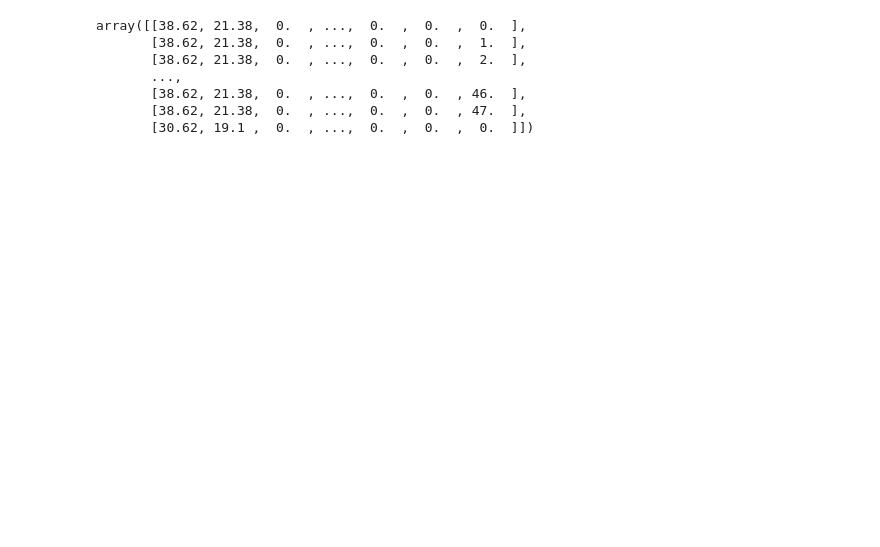
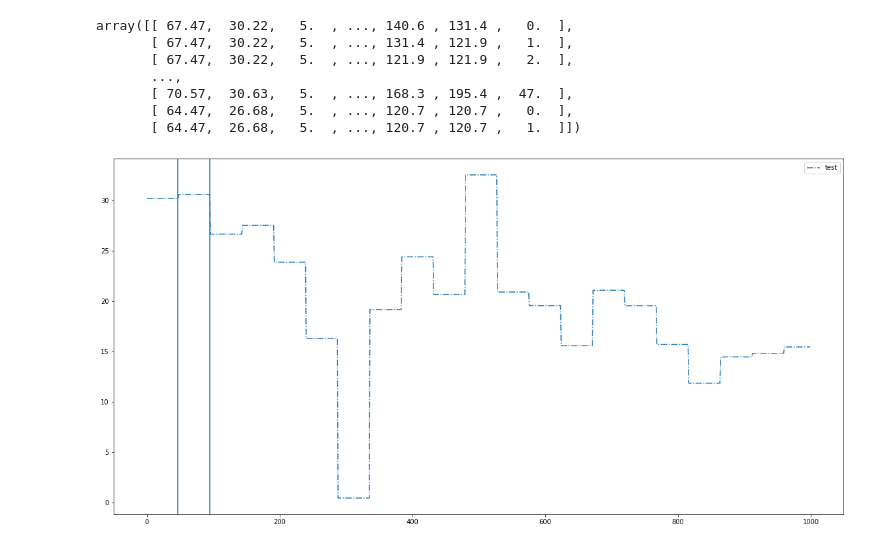
Before and after one commit to Wrafttex/BachelorProject, a Jupyter notebook: 5_predicting.ipynb, the cells around one changed output. Cells and saved outputs as stored; diff of their text form; code cells hidden in the pictures; blank space fills up the shorter version.

```diff
--- a/5_predicting.ipynb
+++ b/5_predicting.ipynb
@@ -29,15 +30,25 @@ gbm = read_pkl("Aal/lightgbm_NOx.model")
 test_X = np.load("Aal/X_test.npy")
 test_Y = np.load("Aal/Y_NOx_test.npy")
 # %%
-test_X[0:49]
+test_X[0:98]
 # %% [output]
-array([[38.62, 21.38,  0.  , ...,  0.  ,  0.  ,  0.  ],
-       [38.62, 21.38,  0.  , ...,  0.  ,  0.  ,  1.  ],
-       [38.62, 21.38,  0.  , ...,  0.  ,  0.  ,  2.  ],
+array([[ 67.47,  30.22,   5.  , ..., 140.6 , 131.4 ,   0.  ],
+       [ 67.47,  30.22,   5.  , ..., 131.4 , 121.9 ,   1.  ],
+       [ 67.47,  30.22,   5.  , ..., 121.9 , 121.9 ,   2.  ],
        ...,
-       [38.62, 21.38,  0.  , ...,  0.  ,  0.  , 46.  ],
-       [38.62, 21.38,  0.  , ...,  0.  ,  0.  , 47.  ],
-       [30.62, 19.1 ,  0.  , ...,  0.  ,  0.  ,  0.  ]])
+       [ 70.57,  30.63,   5.  , ..., 168.3 , 195.4 ,  47.  ],
+       [ 64.47,  26.68,   5.  , ..., 120.7 , 120.7 ,   0.  ],
+       [ 64.47,  26.68,   5.  , ..., 120.7 , 120.7 ,   1.  ]])
+# %%
+# plt.style.use('ggplot')
+plt.figure(figsize=(20,10))
+plt.plot(test_X[0:1000,1],'-.', label='test')
+plt.axvline(x=47)
+plt.axvline(x=95)
+plt.legend()
+plt.show()
+# %% [output]
+[figure, added]
 # %%
 test_Y
 # %% [output]
```
Also changed, not shown: parts of 12 cells of this notebook, 19 other files.
